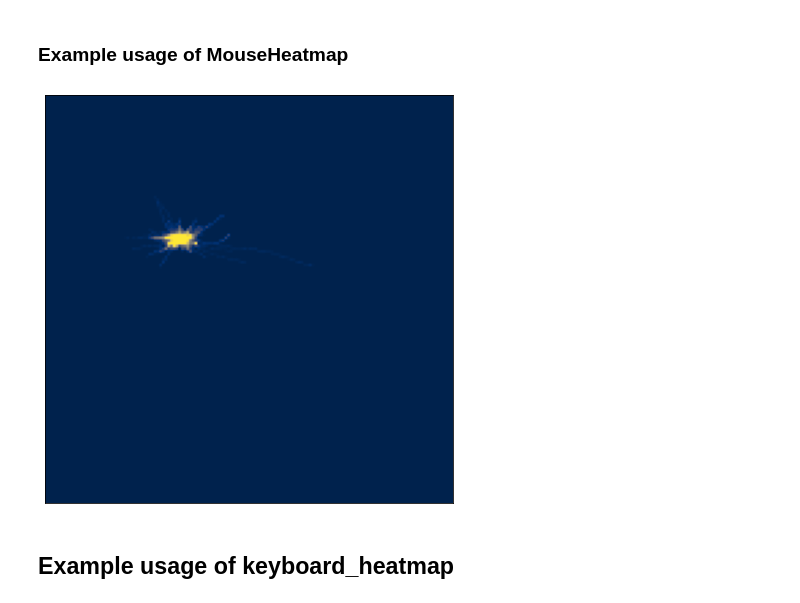
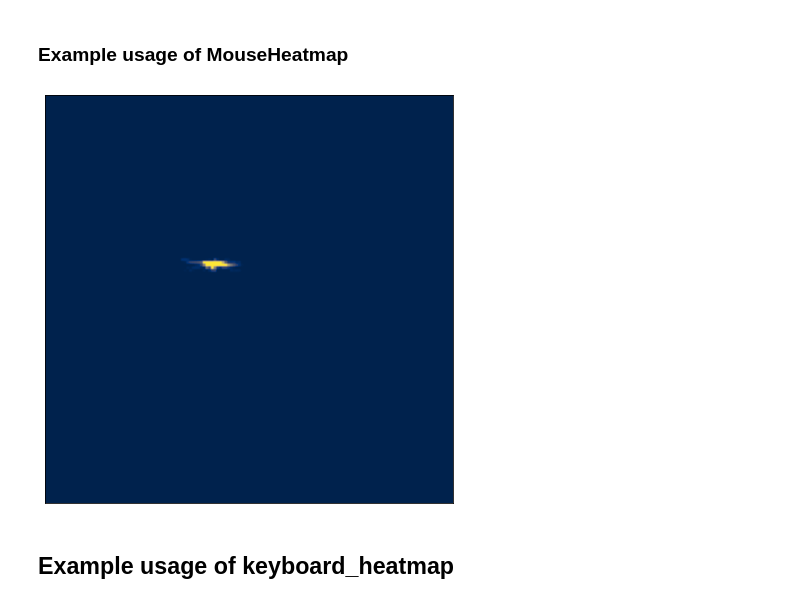
Before and after one commit to HengjunLuo/capstone-landis, a Jupyter notebook: log_parsing_examples.ipynb, the cells around one changed output. Saved outputs shown, nothing was run; the diff lists cells and outputs as text; code cells hidden in the pictures.

```diff
--- a/log_parsing_examples.ipynb
+++ b/log_parsing_examples.ipynb
@@ -85,22 +85,22 @@ print(mouse_data_segment)
 # %%
 # Import log parser and mouse heatmap modules
 import log_parser
 import mouse_heatmap
 
 # Generate the dataframe from log file
 mouse_data = log_parser.parse_mouse_log("mouse_actions.log")
 
-# Retrieve the 5th minute from the dataframe
+# Retrieve the 4th minute from the dataframe
 # MouseHeatmap module has a function for this
-mouse_data_segment = log_parser.get_segment(mouse_data, 5, seg_length=60)
+mouse_data_segment = log_parser.get_segment(mouse_data, 4, seg_length=60)
 
 # Use that segment to create the heatmap object
 heatmap = mouse_heatmap.MouseHeatmap(mouse_data_segment)
 
 # Show the segment as a 150x150 heatmap
 heatmap.show_heatmap((150, 150))
 # %% [output]
-[figure, old version]
+[figure, new version]
 # %% [markdown]
 ## Example usage of keyboard_heatmap
 # %%
```
Also changed, not shown: 4 other files.
